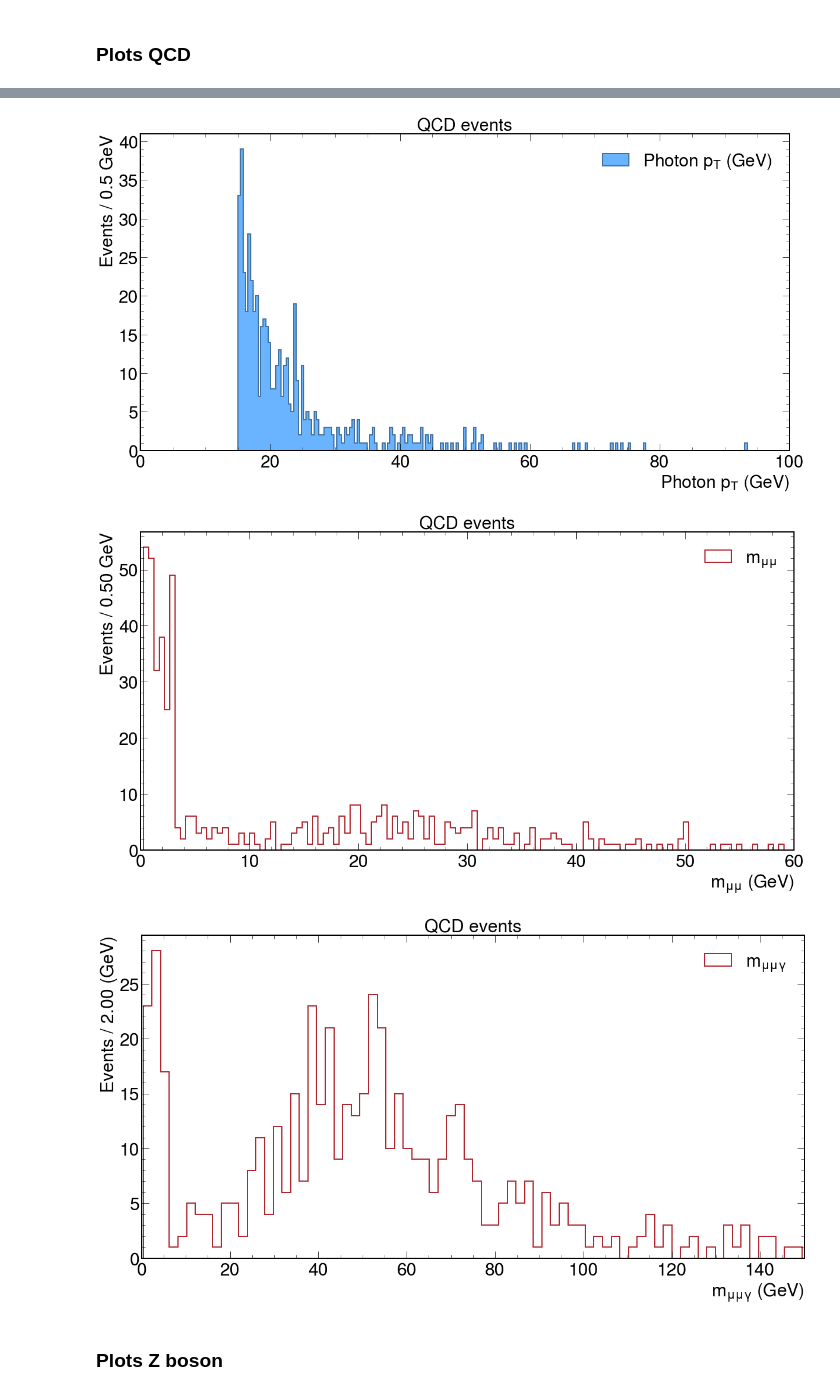
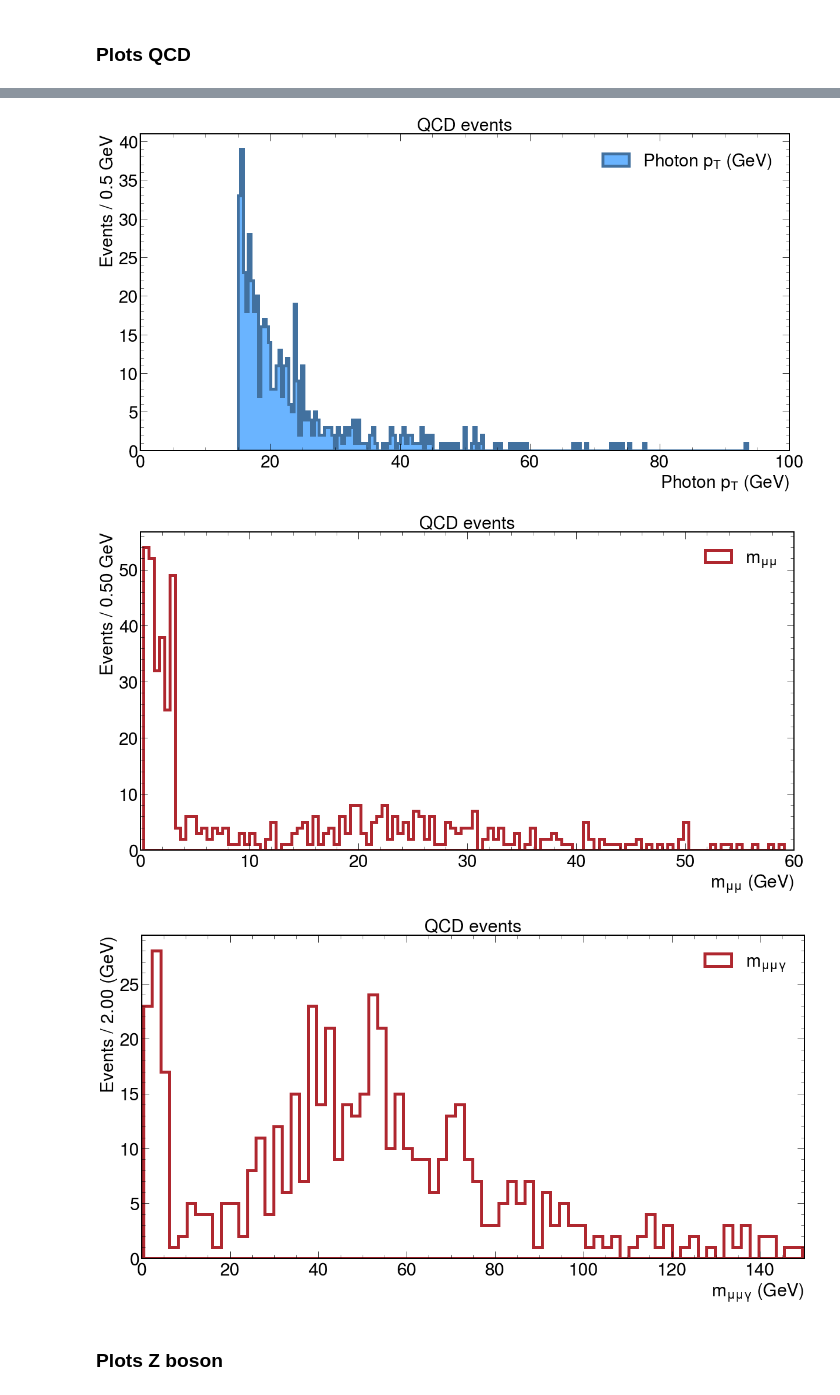
Before and after one commit to javivilladamigo/ResearchActivities, a Jupyter notebook: efficiencies.ipynb, the cells around one changed output, grey strips where cells are left out. Cells and saved outputs as stored; diff of their text form; code cells hidden in the pictures.

```diff
--- a/efficiencies.ipynb
+++ b/efficiencies.ipynb
@@ -187,7 +187,7 @@ ax.hist(
     ec = mainblue[0],
     facecolor = mainblue[1],
     alpha = .5,
-    lw = 2.,
+    lw = 5.,
     label = r"Muon2 $p_{T}$ (GeV)"
 )
 ax.hist(
@@ -197,7 +197,7 @@ ax.hist(
     ec = reddish[0],
     facecolor = reddish[1],
     alpha = .5,
-    lw = 2.,
+    lw = 5.,
     label = r"Muon1 $p_{T}$ (GeV)"
 )
 #ax.set_yscale("log")
@@ -232,7 +232,7 @@ ax.hist(
     ec = mainblue[0],
     facecolor = mainblue[1],
     alpha = 1.,
-    lw = 2.,
+    lw = 5.,
     label = r"Photon $p_{T}$ (GeV)"
 )
 #ax.set_yscale("log")
@@ -268,7 +268,7 @@ ax.hist(
     ec = QCD_color,
     facecolor = "none",
     alpha = 1.,
-    lw = 2.,
+    lw = 5.,
     label = r"$m_{\mu \mu}$"
 )
 #ax.set_yscale("log")
@@ -304,7 +304,7 @@ ax.hist(
     ec = QCD_color,
     facecolor = "none",
     alpha = 1.,
-    lw = 2.,
+    lw = 5.,
     label = r"$m_{\mu \mu \gamma}$"
 )
 #ax.set_yscale("log")
@@ -327,6 +327,6 @@ Events that satisfy 3 GeV < m(JPsi) < 3.2 GeV AND 70 < m(ZH) < 150 GeV: 7
-[figure, old version]
+[figure, new version]
-[figure, old version]
+[figure, new version]
-[figure, old version]
+[figure, new version]
 # %% [markdown]
 ### Plots Z boson
 # %%
```
Also changed, not shown: parts of 6 cells of this notebook, 17 other files.
